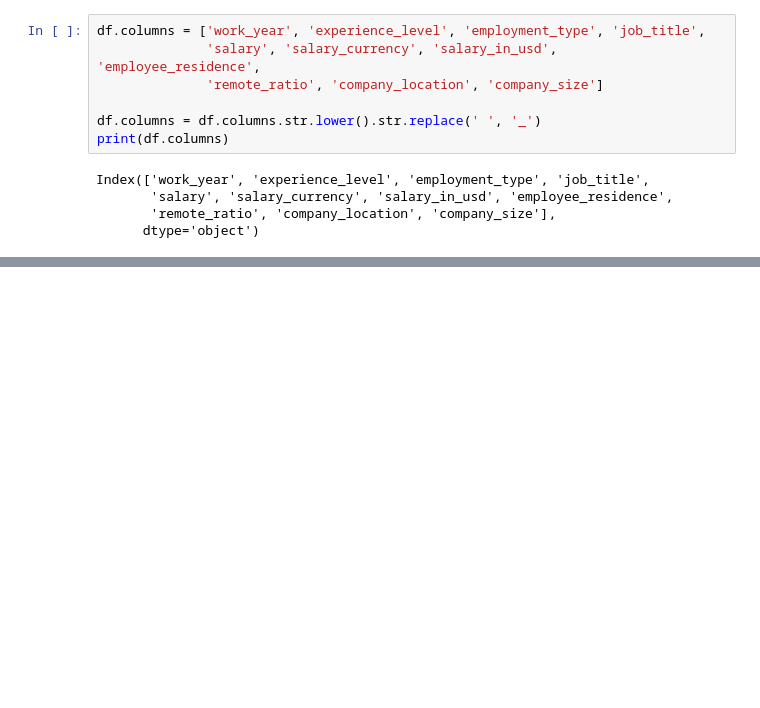
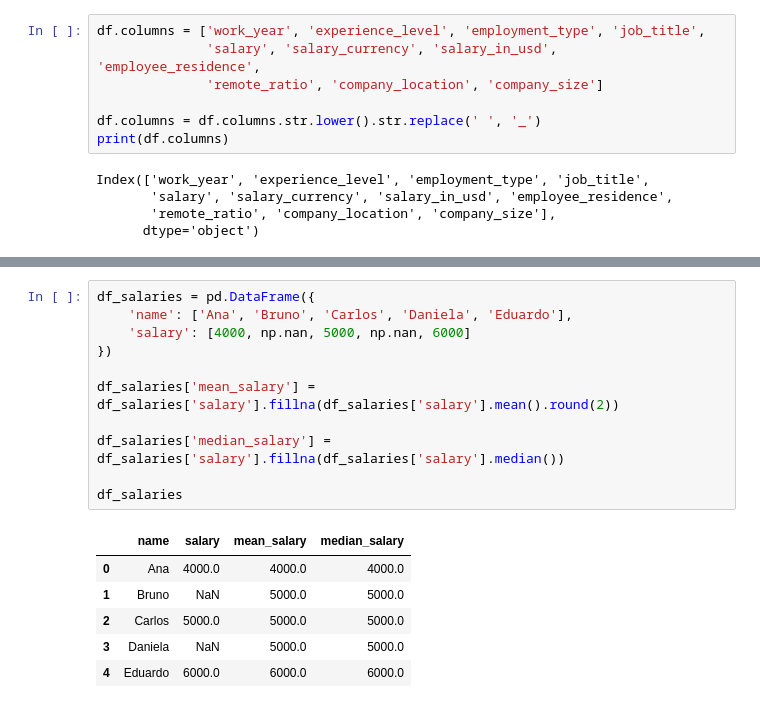
Before and after one commit to NavesEdu/imersao-dados-alura, a Jupyter notebook: imersão_dados.ipynb, the cells around one changed output, grey strips where cells are left out. Saved outputs shown, nothing was run; the diff lists cells and outputs as text; blank space fills up the shorter version.

```diff
--- a/imersão_dados.ipynb
+++ b/imersão_dados.ipynb
@@ -169,0 +226,18 @@ df.describe(include='object')
+# %%
+df_salaries = pd.DataFrame({
+    'name': ['Ana', 'Bruno', 'Carlos', 'Daniela', 'Eduardo'],
+    'salary': [4000, np.nan, 5000, np.nan, 6000]
+})
+
+df_salaries['mean_salary'] = df_salaries['salary'].fillna(df_salaries['salary'].mean().round(2))
+
+df_salaries['median_salary'] = df_salaries['salary'].fillna(df_salaries['salary'].median())
+
+df_salaries
+# %% [output]
+|  | name | salary | mean_salary | median_salary |
+| 0 | Ana | 4000.0 | 4000.0 | 4000.0 |
+| 1 | Bruno | NaN | 5000.0 | 5000.0 |
+| 2 | Carlos | 5000.0 | 5000.0 | 5000.0 |
+| 3 | Daniela | NaN | 5000.0 | 5000.0 |
+| 4 | Eduardo | 6000.0 | 6000.0 | 6000.0 |
```
Also changed, not shown: parts of 13 cells of this notebook.
